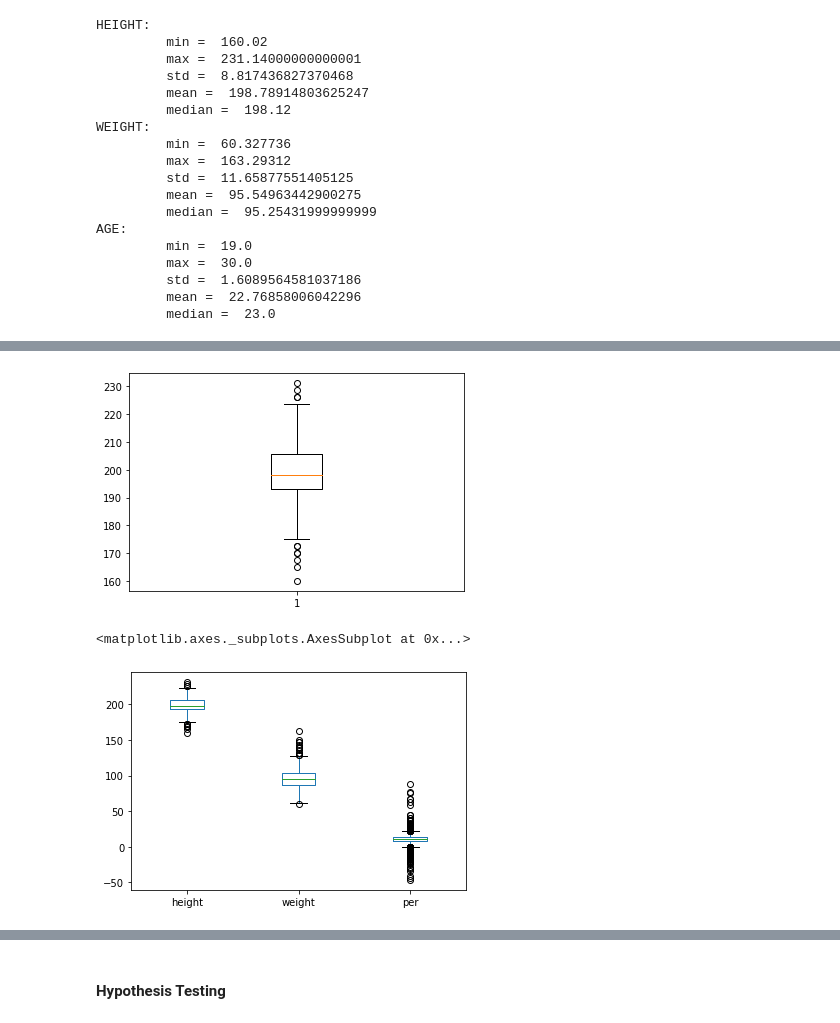
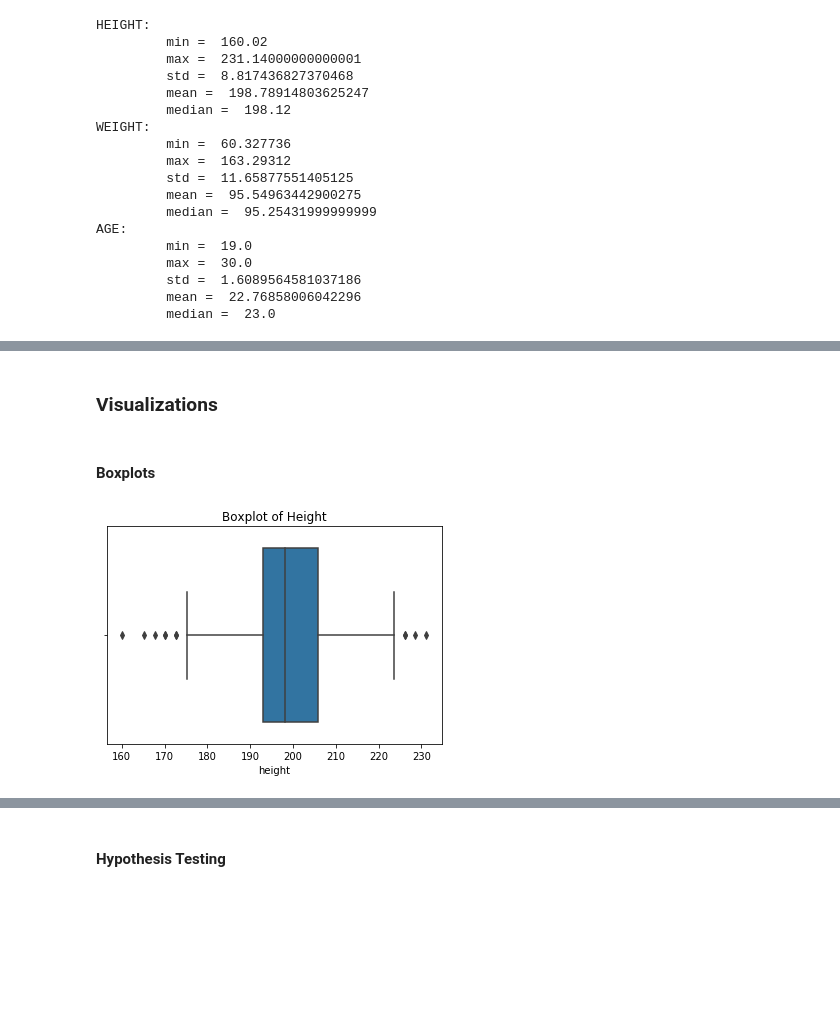
Before and after one commit to nickhil-tekwani/NBA-Data-ML-Model, a Jupyter notebook: DS3000_FP4_Group19.ipynb, the cells around one changed output, grey strips where cells are left out. Saved outputs shown, nothing was run; the diff lists cells and outputs as text; code cells hidden in the pictures; blank space fills up the shorter version.

```diff
--- a/DS3000_FP4_Group19.ipynb
+++ b/DS3000_FP4_Group19.ipynb
@@ -456,12 +458,0 @@ AGE:
-# %%
-import matplotlib.pyplot as plt
-
-plt.boxplot(height)
-plt.show()
-
-# visualization
-nba_df.boxplot(column=['height', 'weight', 'per'], grid=False)
-# %% [output]
-[figure, removed]
-<matplotlib.axes._subplots.AxesSubplot at 0x...>
-[figure, removed]
@@ -469,0 +459,10 @@ nba_df.boxplot(column=['height', 'weight', 'per'], grid=False)
+# %% [markdown]
+### Visualizations
+# %% [markdown]
+#### Boxplots
+# %%
+import seaborn as sns
+
+hx = sns.boxplot(data=nba_df, x="height").set_title("Boxplot of Height")
+# %% [output]
+[figure, added]
```
Also changed, not shown: parts of 61 cells of this notebook, 1 other file.
